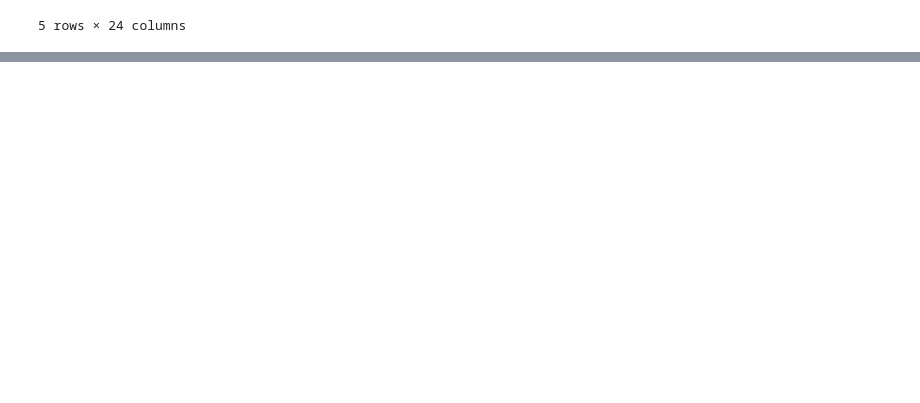
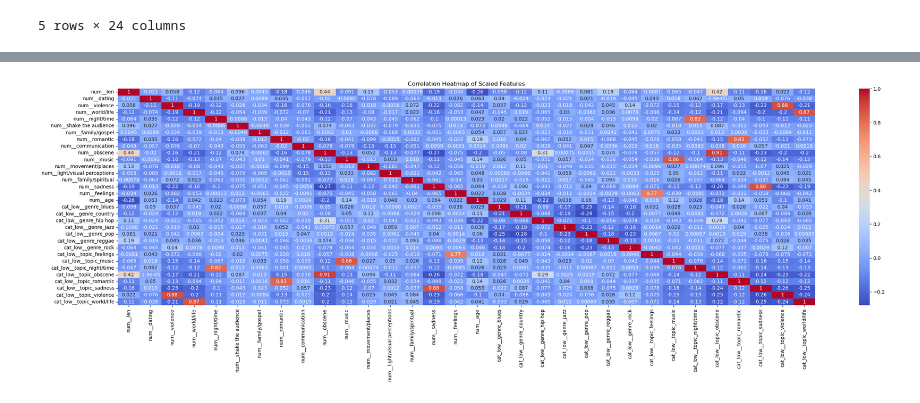
Before and after one commit to Seribii1o1/Music-Recommendation-Algorithm, a Jupyter notebook: code/transform.ipynb, the cells around one changed output, grey strips where cells are left out. Saved outputs shown, nothing was run; the diff lists cells and outputs as text; code cells hidden in the pictures; blank space fills up the shorter version.

```diff
--- a/code/transform.ipynb
+++ b/code/transform.ipynb
@@ -48,0 +134,7 @@ Index(['artist_name', 'genre', 'len', 'dating', 'violence', 'world/life',
+# %%
+plt.figure(figsize=(32, 8))
+sns.heatmap(df_processed.corr(), annot=True, cmap='coolwarm')
+plt.title('Correlation Heatmap of Scaled Features')
+plt.show()
+# %% [output]
+[figure, added]
```
Also changed, not shown: parts of 9 cells of this notebook, 1 other file.
